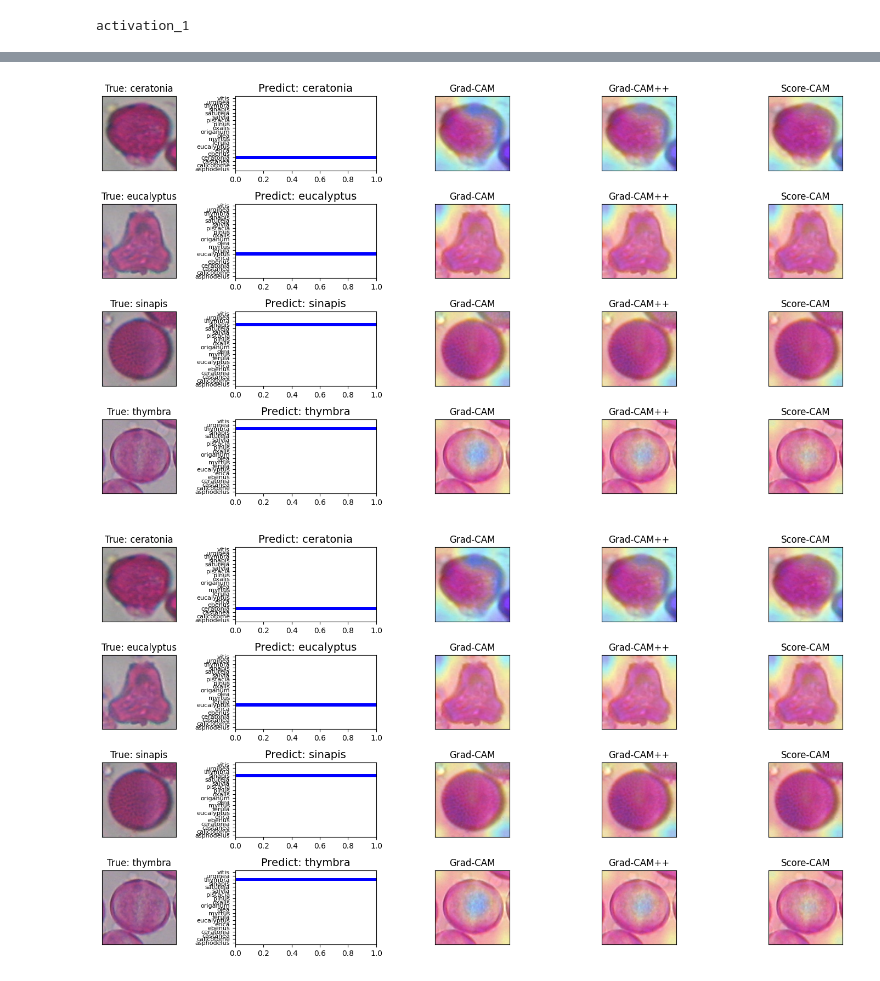
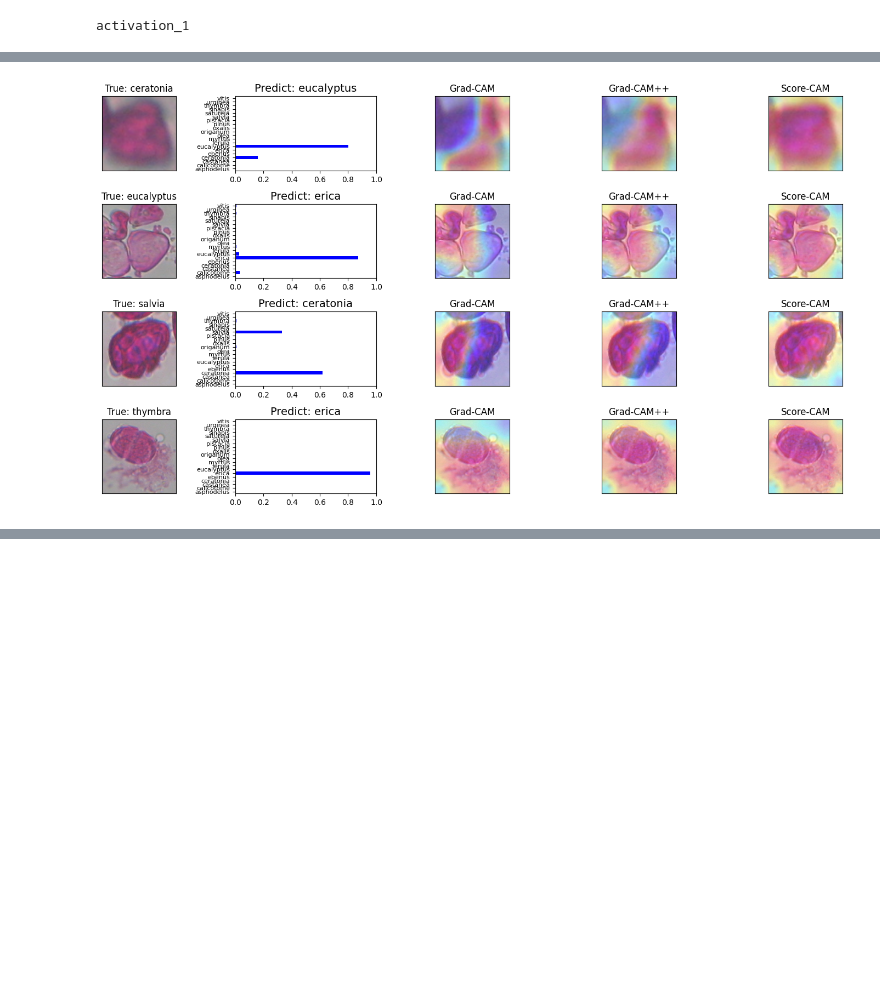
Before and after one commit to jczars/Pollen-Classification-CBAM, a Jupyter notebook: notebooks/Grad_CAM_CNN+CBAM.ipynb, the cells around one changed output, grey strips where cells are left out. Cells and saved outputs as stored; diff of their text form; code cells hidden in the pictures; blank space fills up the shorter version.

```diff
--- a/notebooks/Grad_CAM_CNN+CBAM.ipynb
+++ b/notebooks/Grad_CAM_CNN+CBAM.ipynb
@@ -53,6 +53,6 @@ def load_imgs(path_data, images_labels, target_size=(224, 224)):
 # %% [markdown]
 # Config
 # %%
-config = load_config("/media/jczars/4C22F02A22F01B22/Pollen-Classification-CBAM/interpretation/config_class_well_k1.yaml")
+config = load_config(f"{proj_path}/interpretation/config_class_wrong_k1.yaml")
 print(config)
 # %% [output]
@@ -81,8 +81,8 @@ print(classes_list)
 # %%
 img_size = config['img_size']
 target_size = (img_size, img_size)
-path_data = config['path_data']
-CATEGORIES = sorted(os.listdir(config['path_data']))
+path_data = f"{proj_path}{config['path_data']}"
+CATEGORIES = sorted(os.listdir(path_data))
 # %%
 path_model =f"{proj_path}{config['path_model']}"
 print(path_model)
@@ -135,5 +135,5 @@ print(conv_layer_name)
 # %% [output]
 activation_1
 # %%
-cam.display_cam_grid(images, classes_list, model, conv_layer_name, CATEGORIES)
+fig=cam.display_cam_grid(images, classes_list, model, conv_layer_name, CATEGORIES)
 # %% [output]
@@ -140,0 +160 @@ cam.display_cam_grid(images, classes_list, model, conv_layer_name, CATEGORIES)
+[figure, new version]
@@ -161,2 +161,0 @@ Index: 17, Classe prevista: thymbra, Probabilidade: 0.9997192025184631
-[figure, old version]
-[figure, removed]
```
Also changed, not shown: parts of 9 cells of this notebook, 1 other file.
